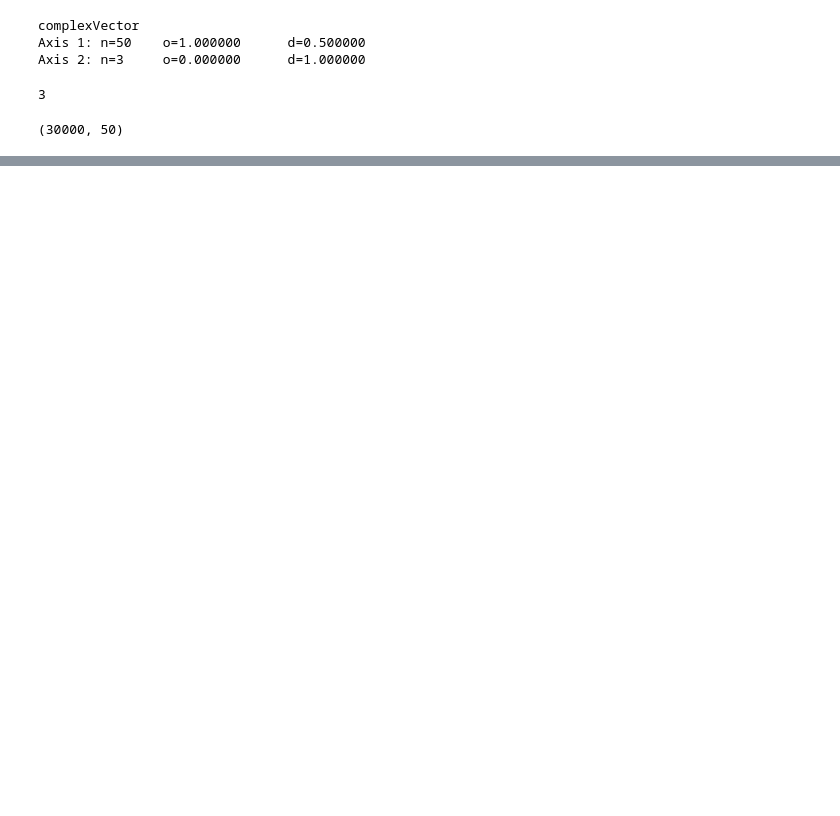
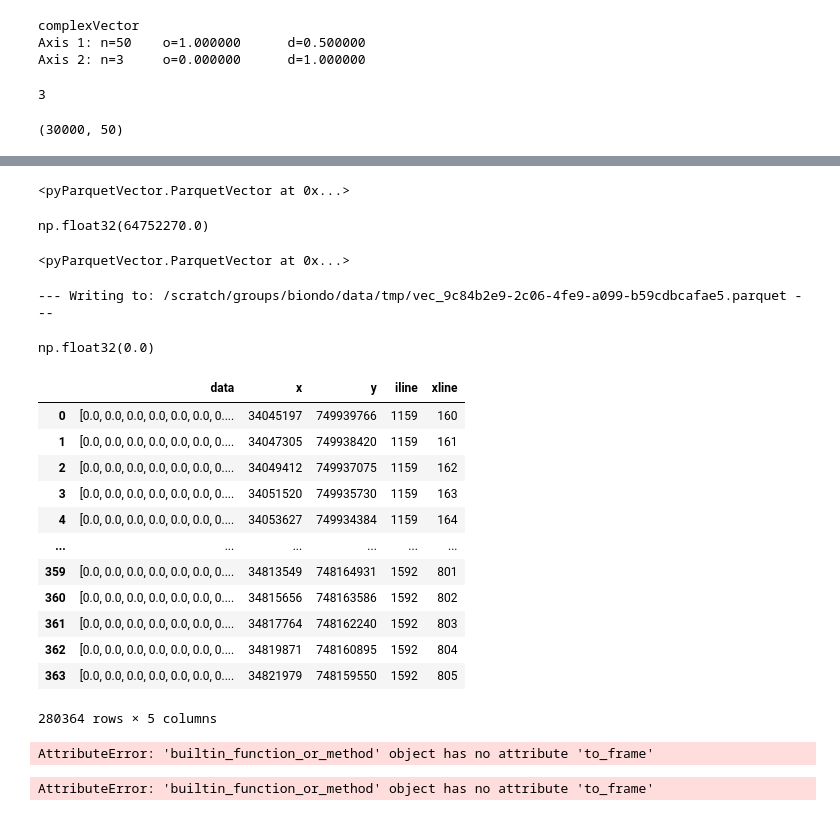
Before and after one commit to arustamm/pyfwix, a Jupyter notebook: propagator/jupyter/test_fwix_modeling.ipynb, the cells around one changed output, grey strips where cells are left out. Cells and saved outputs as stored; diff of their text form; code cells hidden in the pictures; blank space fills up the shorter version.

```diff
--- a/propagator/jupyter/test_fwix_modeling.ipynb
+++ b/propagator/jupyter/test_fwix_modeling.ipynb
@@ -286,0 +303,4 @@ hv.Curve(mat[:,50]).opts(aspect=3, show_grid=True)
+# %%
+reader = PyArrowReader(os.environ['GROUP_SCRATCH'] + '/data/marimba_legacy_velocity')
+# %%
+vec = ParquetVector(reader, temp_dir=os.environ['GROUP_SCRATCH'] + '/data/tmp')
@@ -286,0 +323,2 @@ hv.Curve(mat[:,50]).opts(aspect=3, show_grid=True)
+# %%
+vec3 = vec + vec
@@ -286,0 +335,44 @@ hv.Curve(mat[:,50]).opts(aspect=3, show_grid=True)
+# %%
+vec3.copy(vec2)
+# %% [output]
+<pyParquetVector.ParquetVector at 0x...>
+# %%
+vec3.norm()
+# %% [output]
+np.float32(64752270.0)
+# %%
+vec3.zero()
+# %% [output]
+<pyParquetVector.ParquetVector at 0x...>
+# %%
+vec4 = vec3.clone()
+# %% [output]
+--- Writing to: /scratch/groups/biondo/data/tmp/vec_9c84b2e9-2c06-4fe9-a099-b59cdbcafae5.parquet ---
+# %%
+vec4.norm()
+# %% [output]
+np.float32(0.0)
+# %%
+vec3.df.compute()
+# %% [output]
+|  | data | x | y | iline | xline |
+| 0 | [0.0, 0.0, 0.0, 0.0, 0.0, 0.0, 0.... | 34045197 | 749939766 | 1159 | 160 |
+| 1 | [0.0, 0.0, 0.0, 0.0, 0.0, 0.0, 0.... | 34047305 | 749938420 | 1159 | 161 |
+| 2 | [0.0, 0.0, 0.0, 0.0, 0.0, 0.0, 0.... | 34049412 | 749937075 | 1159 | 162 |
+| 3 | [0.0, 0.0, 0.0, 0.0, 0.0, 0.0, 0.... | 34051520 | 749935730 | 1159 | 163 |
+| 4 | [0.0, 0.0, 0.0, 0.0, 0.0, 0.0, 0.... | 34053627 | 749934384 | 1159 | 164 |
+| ... | ... | ... | ... | ... | ... |
+| 359 | [0.0, 0.0, 0.0, 0.0, 0.0, 0.0, 0.... | 34813549 | 748164931 | 1592 | 801 |
+| 360 | [0.0, 0.0, 0.0, 0.0, 0.0, 0.0, 0.... | 34815656 | 748163586 | 1592 | 802 |
+| 361 | [0.0, 0.0, 0.0, 0.0, 0.0, 0.0, 0.... | 34817764 | 748162240 | 1592 | 803 |
+| 362 | [0.0, 0.0, 0.0, 0.0, 0.0, 0.0, 0.... | 34819871 | 748160895 | 1592 | 804 |
+| 363 | [0.0, 0.0, 0.0, 0.0, 0.0, 0.0, 0.... | 34821979 | 748159550 | 1592 | 805 |
+280364 rows × 5 columns
+# %%
+vec2.scaleAdd(vec).df.compute()
+# %% [output]
+AttributeError: 'builtin_function_or_method' object has no attribute 'to_frame'
+# %%
+vec2.norm()
+# %% [output]
+AttributeError: 'builtin_function_or_method' object has no attribute 'to_frame'
```
Also changed, not shown: parts of 16 cells of this notebook, 14 other files.
